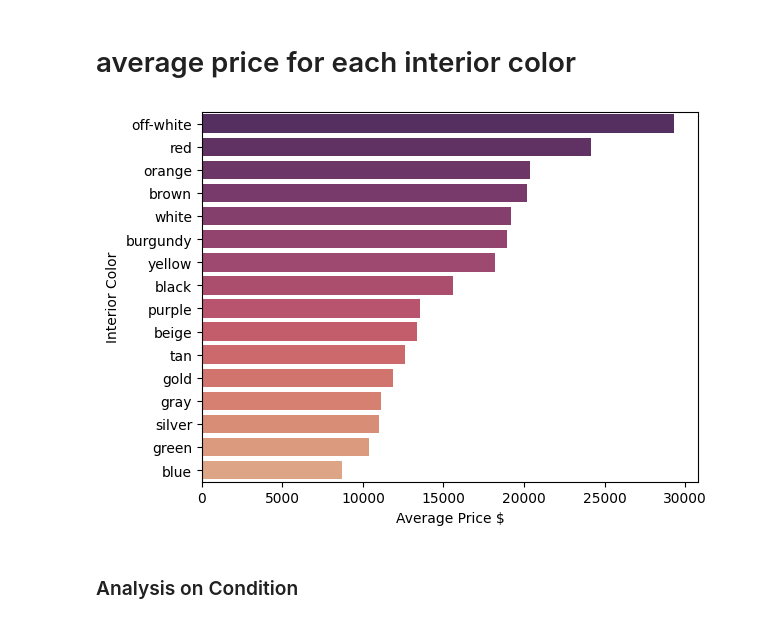
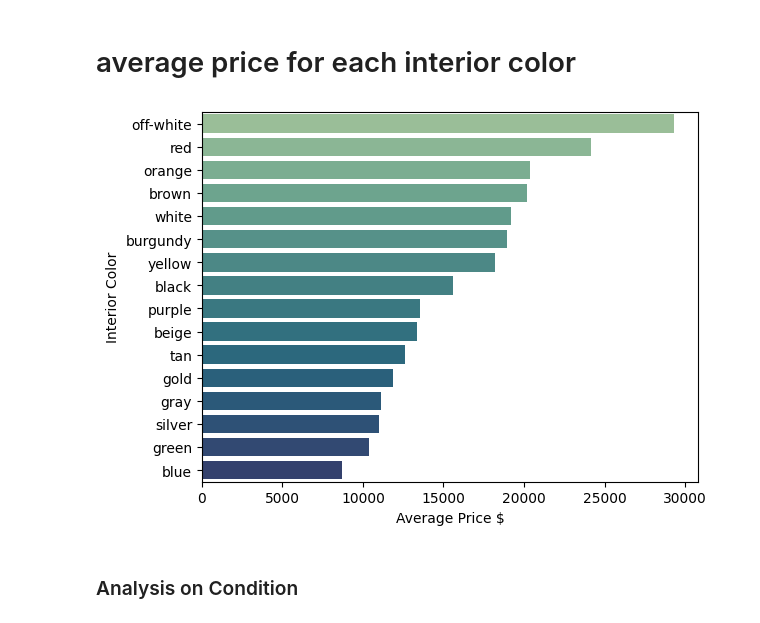
Before and after one commit to yiyuancui/car-price-analysis, a Jupyter notebook: Naiwen_Analysis.ipynb, the cells around one changed output. Drawn from its saved outputs; the diff is of its cells as text; code cells hidden in the pictures.

```diff
--- a/Naiwen_Analysis.ipynb
+++ b/Naiwen_Analysis.ipynb
@@ -55,14 +56,14 @@ plt.show()
 # %%
 df_colorin_price = df.groupby(['interior']).mean()
 df_colorin_price = df_colorin_price.reset_index()
 df_colorin_price = df_colorin_price.sort_values(by=['sellingprice'],ascending=False)
 df_colorin_price = df_colorin_price.drop(16)
-ax = sns.barplot(x=df_colorin_price['sellingprice'],y=df_colorin_price['interior'], palette="flare_r", orient = 'h')
+ax = sns.barplot(x=df_colorin_price['sellingprice'],y=df_colorin_price['interior'], palette="crest", orient = 'h')
 ax.set(ylabel='Interior Color', xlabel='Average Price $')
 ax.tick_params(axis='x', rotation=0)
 plt.show()
 # %% [output]
-[figure, old version]
+[figure, new version]
 # %% [markdown]
 ### Analysis on Condition
 # %%
```
Also changed, not shown: parts of 5 cells of this notebook, 3 other files.
